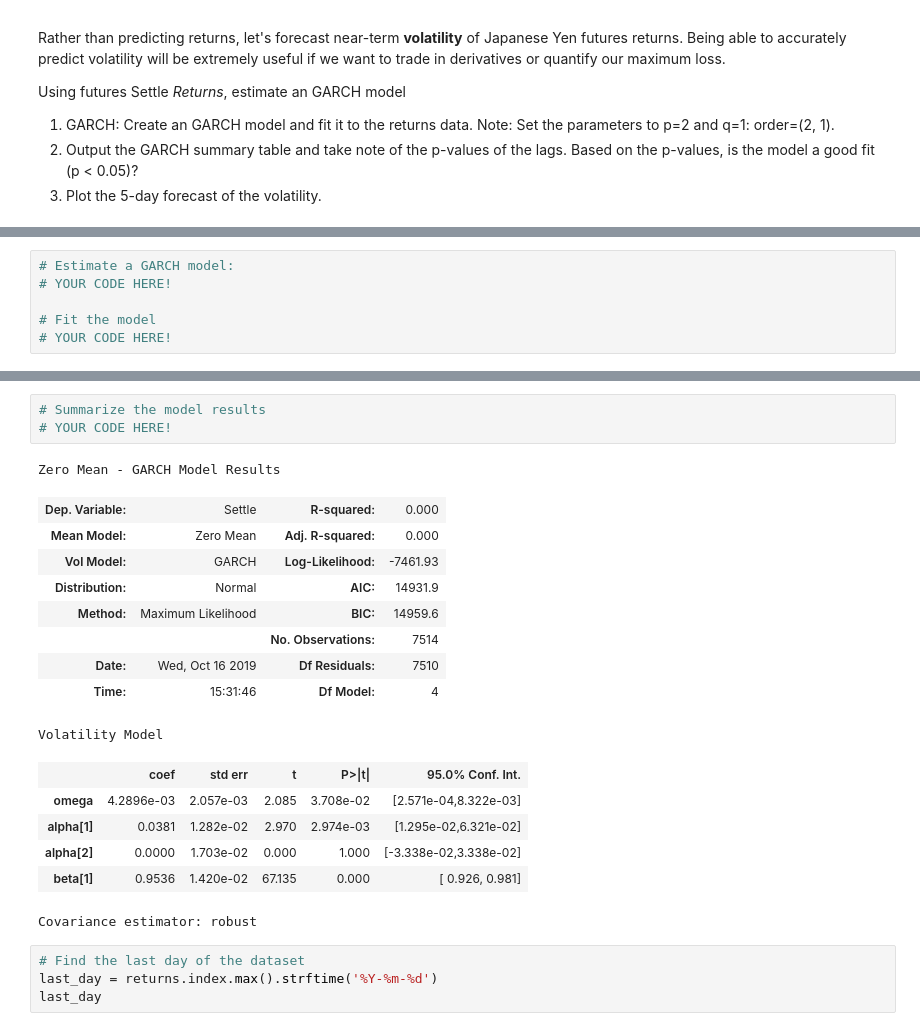
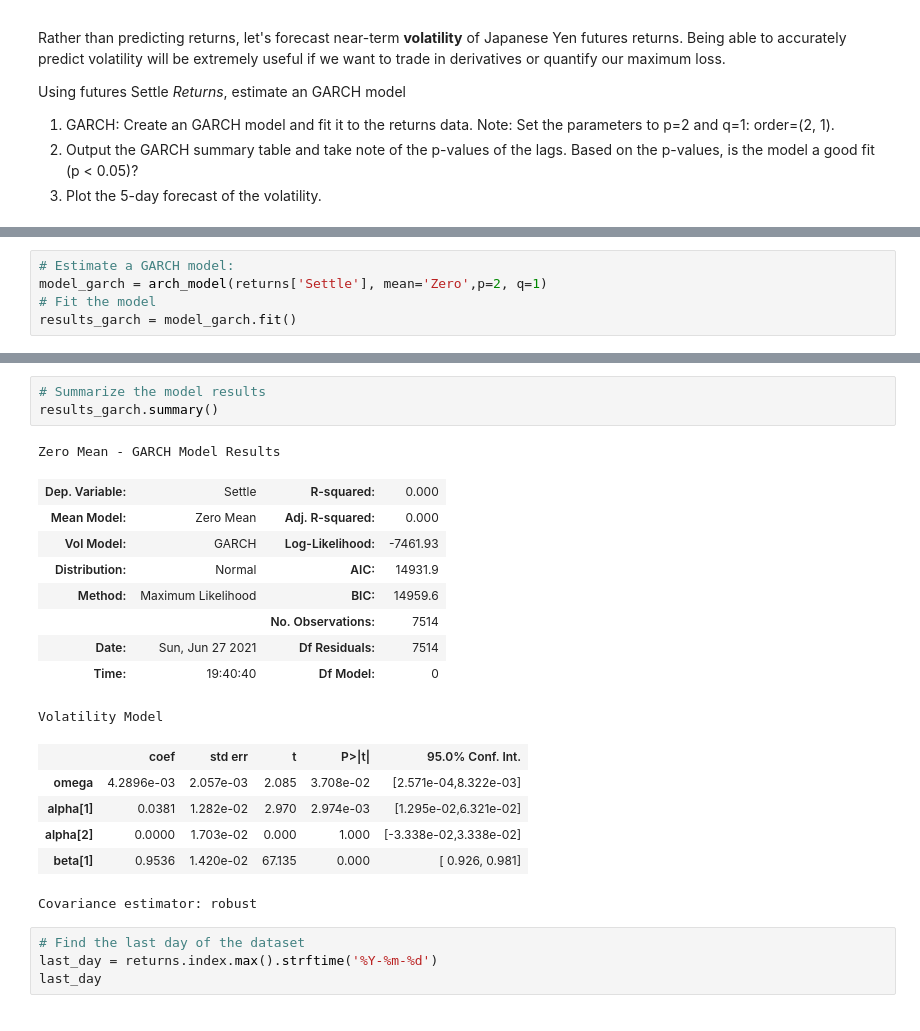
Before and after one commit to Wil-bro0824/A-Yen-for-the-Future, a Jupyter notebook: time_series_analysis.ipynb, the cells around one changed output, grey strips where cells are left out. Saved outputs shown, nothing was run; the diff lists cells and outputs as text.

```diff
--- a/time_series_analysis.ipynb
+++ b/time_series_analysis.ipynb
@@ -247,6 +248,5 @@ import arch
 # %%
 # Estimate a GARCH model:
-# YOUR CODE HERE!
-
+model_garch = arch_model(returns['Settle'], mean='Zero',p=2, q=1)
 # Fit the model
-# YOUR CODE HERE!
+results_garch = model_garch.fit()
@@ -253,16 +273,16 @@ import arch
 # %%
 # Summarize the model results
-# YOUR CODE HERE!
+results_garch.summary()
 # %% [output]
 Zero Mean - GARCH Model Results
 | Dep. Variable: | Settle | R-squared: | 0.000 |
 | Mean Model: | Zero Mean | Adj. R-squared: | 0.000 |
 | Vol Model: | GARCH | Log-Likelihood: | -7461.93 |
 | Distribution: | Normal | AIC: | 14931.9 |
 | Method: | Maximum Likelihood | BIC: | 14959.6 |
 |  |  | No. Observations: | 7514 |
-| Date: | Wed, Oct 16 2019 | Df Residuals: | 7510 |
-| Time: | 15:31:46 | Df Model: | 4 |
+| Date: | Sun, Jun 27 2021 | Df Residuals: | 7514 |
+| Time: | 19:40:40 | Df Model: | 0 |
 Volatility Model
 |  | coef | std err | t | P>|t| | 95.0% Conf. Int. |
 | omega | 4.2896e-03 | 2.057e-03 | 2.085 | 3.708e-02 | [2.571e-04,8.322e-03] |
```
Also changed, not shown: parts of 5 cells of this notebook.
